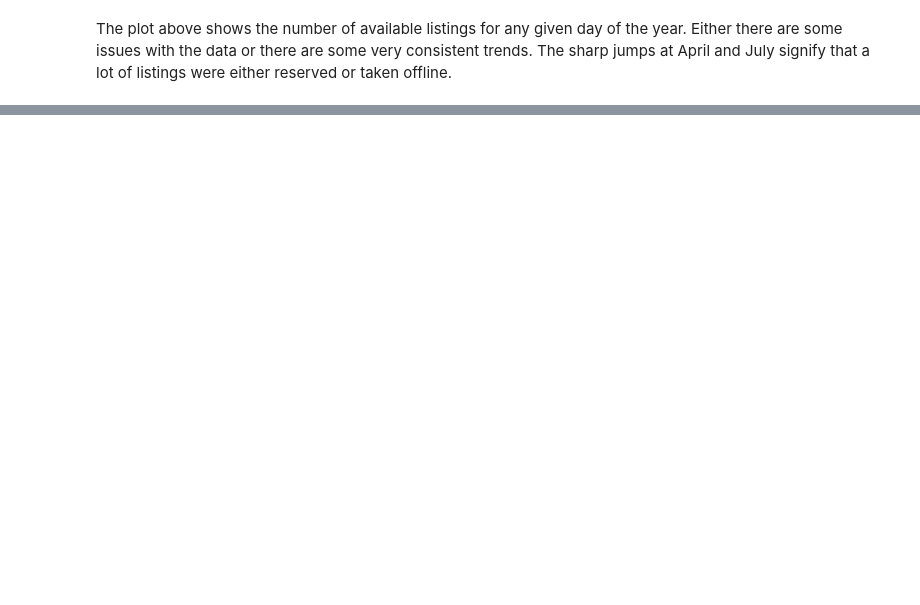
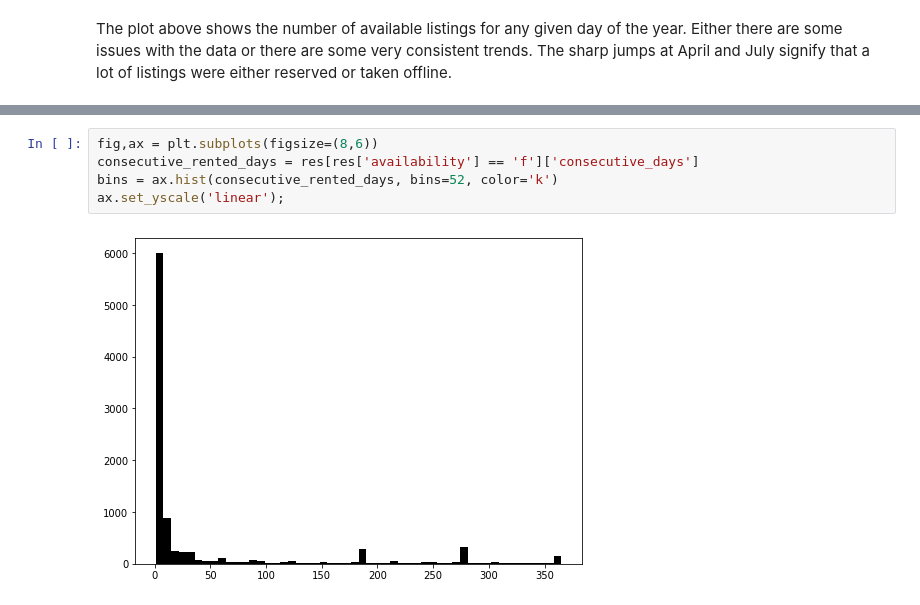
Before and after one commit to jiekebo/udacity_data_science_blog_post, a Jupyter notebook: notebook/Seattle Airbnb Data Analysis.ipynb, the cells around one changed output, grey strips where cells are left out. Drawn from its saved outputs; the diff is of its cells as text; blank space fills up the shorter version.

```diff
--- a/notebook/Seattle Airbnb Data Analysis.ipynb
+++ b/notebook/Seattle Airbnb Data Analysis.ipynb
@@ -301,0 +300,7 @@ The plot above shows the number of available listings for any given day of the y
+# %%
+fig,ax = plt.subplots(figsize=(8,6))
+consecutive_rented_days = res[res['availability'] == 'f']['consecutive_days']
+bins = ax.hist(consecutive_rented_days, bins=52, color='k')
+ax.set_yscale('linear');
+# %% [output]
+[figure, added]
```
Also changed, not shown: parts of 22 cells of this notebook.
